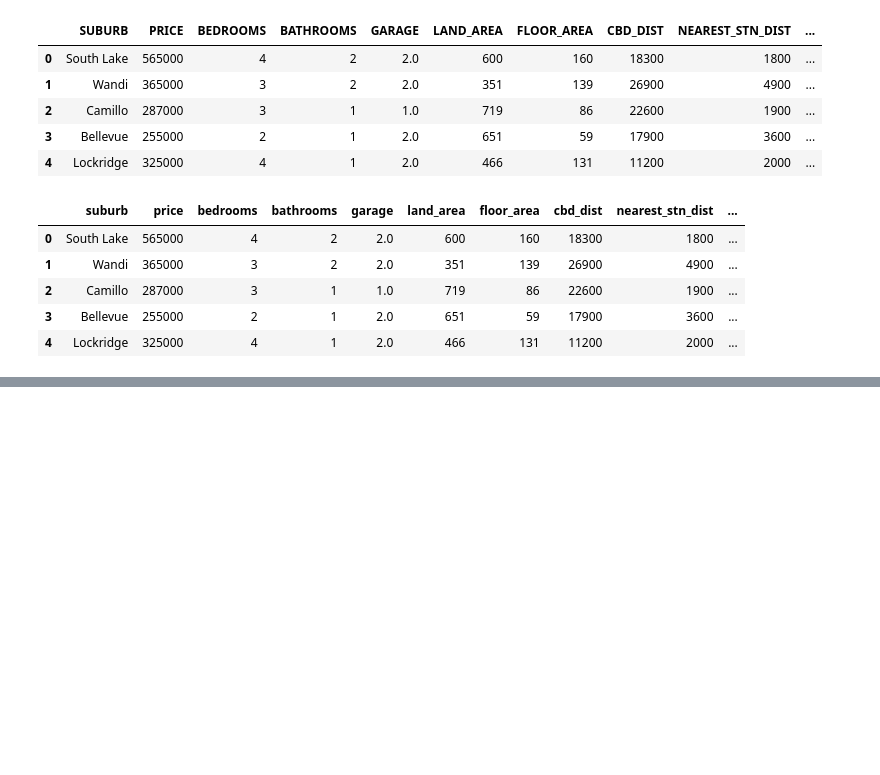
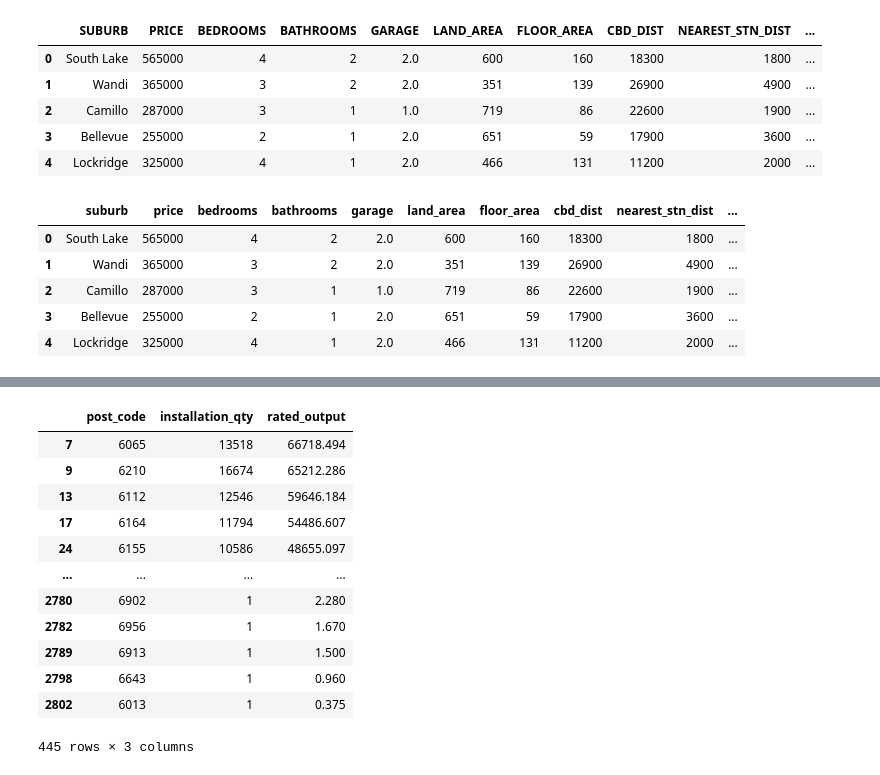
Before and after one commit to dalemunroe/Project-2, a Jupyter notebook: Untitled.ipynb, the cells around one changed output, grey strips where cells are left out. Saved outputs shown, nothing was run; the diff lists cells and outputs as text; code cells hidden in the pictures; blank space fills up the shorter version.

```diff
--- a/Untitled.ipynb
+++ b/Untitled.ipynb
@@ -78,0 +87,3 @@ Name: date_sold, Length: 33656, dtype: object
+# %%
+solar_post_codes = solar_df["Small Unit Installation Postcode"]
+solar_post_codes.describe
@@ -78,0 +103,3 @@ Name: date_sold, Length: 33656, dtype: object
+# %%
+solar_install_qty_sum = solar_df.iloc[:,[1,3,5,7,9,11,13,15,17]].sum(axis=1)
+solar_install_qty_sum
@@ -78,0 +119,3 @@ Name: date_sold, Length: 33656, dtype: object
+# %%
+solar_install_kw_sum = solar_df.iloc[:,[2,4,6,8,10,12,14,16,18]].sum(axis=1)
+solar_install_kw_sum
@@ -78,0 +135,5 @@ Name: date_sold, Length: 33656, dtype: object
+# %%
+solar_metadata_df = pd.DataFrame({"post_code": solar_post_codes,
+                            "installation_qty": solar_install_qty_sum,
+                            "rated_output": solar_install_kw_sum})
+solar_metadata_df .head()
@@ -78,0 +147,19 @@ Name: date_sold, Length: 33656, dtype: object
+# %%
+solar_metadata_WAonly_df = solar_metadata_df[(solar_metadata_df["post_code"] >= 6000) &
+                            (solar_metadata_df["post_code"] < 7000)]
+
+solar_metadata_WAonly_df
+# %% [output]
+|  | post_code | installation_qty | rated_output |
+| 7 | 6065 | 13518 | 66718.494 |
+| 9 | 6210 | 16674 | 65212.286 |
+| 13 | 6112 | 12546 | 59646.184 |
+| 17 | 6164 | 11794 | 54486.607 |
+| 24 | 6155 | 10586 | 48655.097 |
+| ... | ... | ... | ... |
+| 2780 | 6902 | 1 | 2.280 |
+| 2782 | 6956 | 1 | 1.670 |
+| 2789 | 6913 | 1 | 1.500 |
+| 2798 | 6643 | 1 | 0.960 |
+| 2802 | 6013 | 1 | 0.375 |
+445 rows × 3 columns
```
Also changed, not shown: parts of 12 cells of this notebook.
